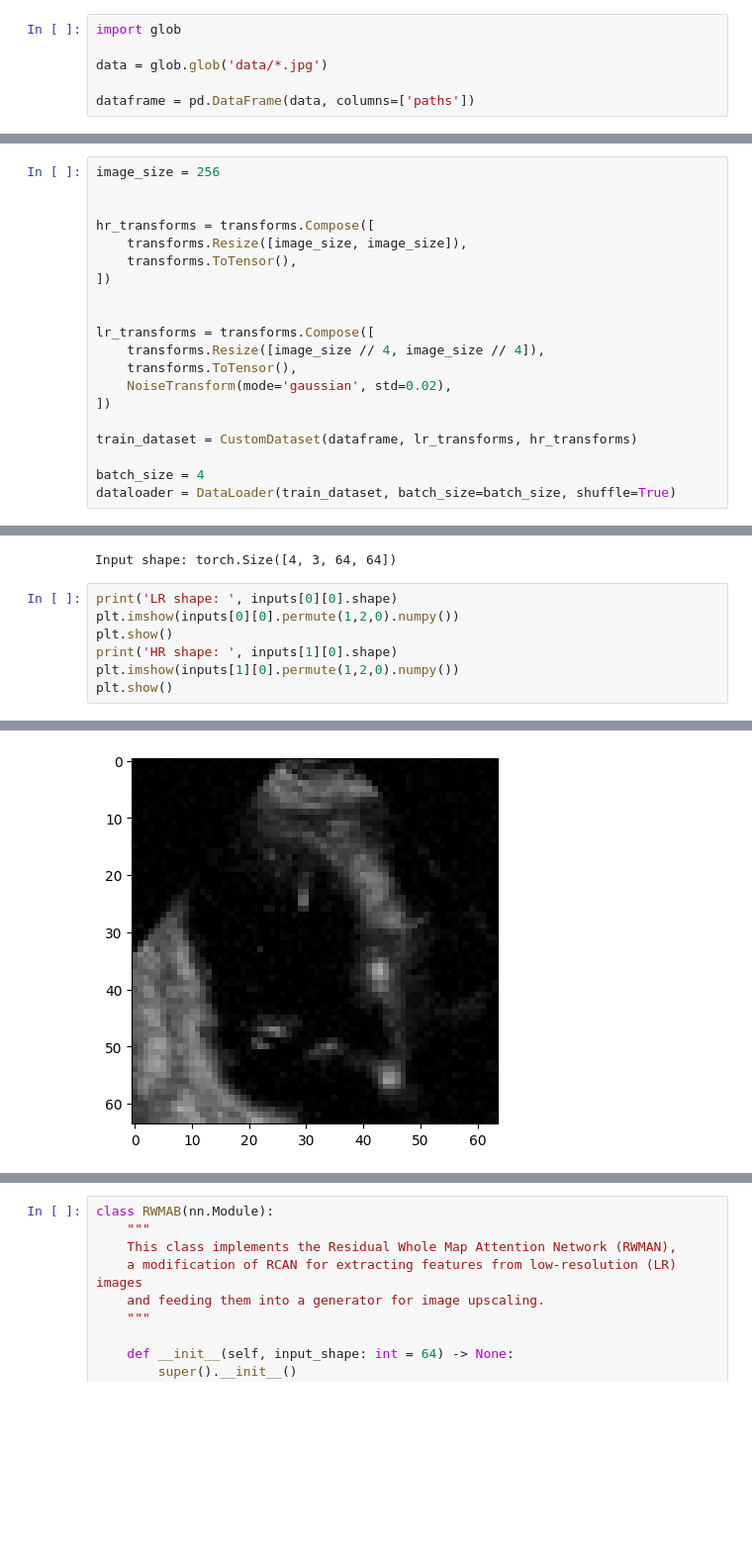
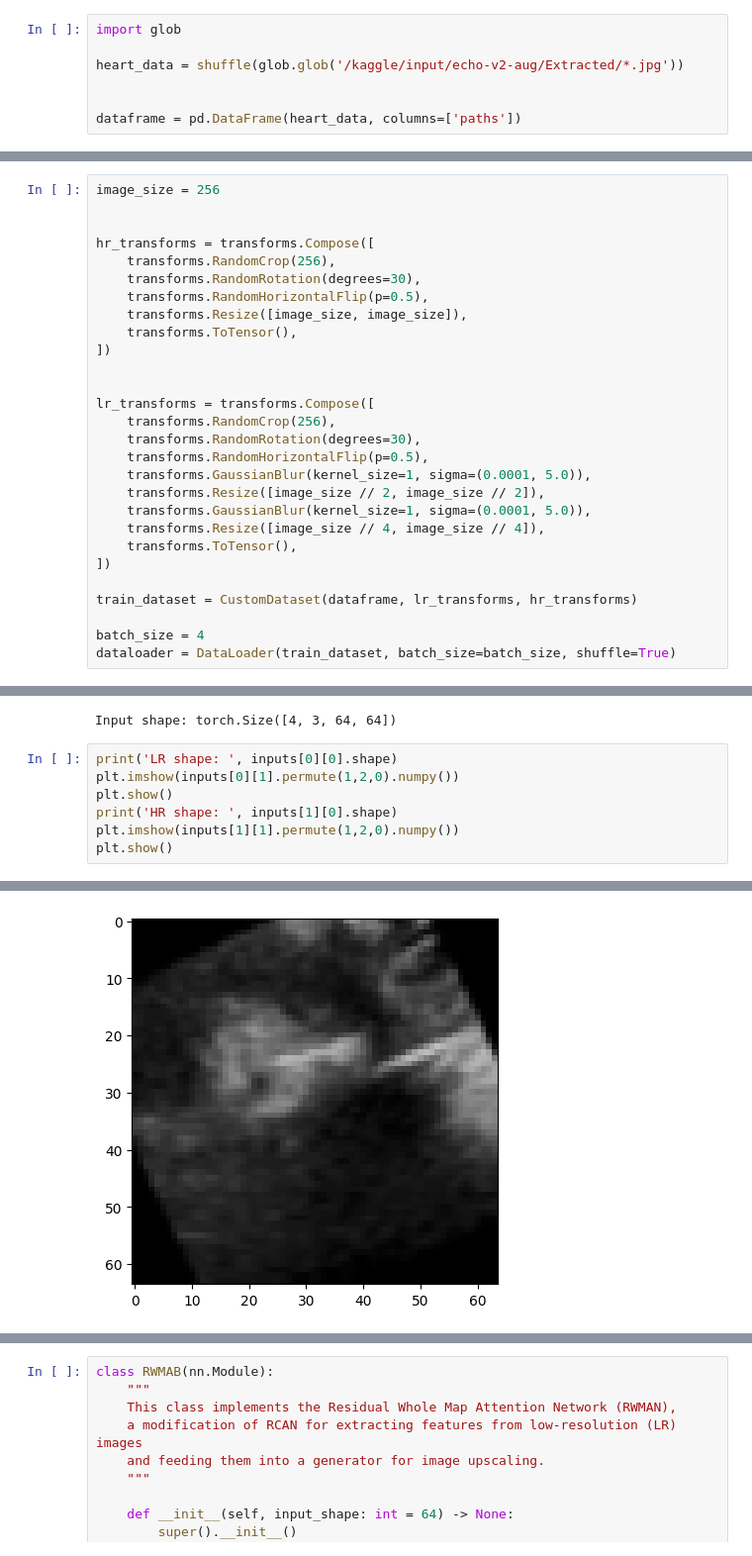
Before and after one commit to parsakhavarinejad/MedSRGAN-Pytorch, a Jupyter notebook: notebook/medsrgan.ipynb, the cells around one changed output, grey strips where cells are left out. Shown at 99% size. Drawn from its saved outputs; the diff is of its cells as text; blank space fills up the shorter version.

Commit message:
Kaggle Notebook | medsrgan | Version 18 - Model v1 - 20Epochs - DataV2

```diff
--- a/notebook/medsrgan.ipynb
+++ b/notebook/medsrgan.ipynb
@@ -24,6 +27,7 @@ from datetime import datetime
 # %%
 import glob
 
-data = glob.glob('data/*.jpg')
+heart_data = shuffle(glob.glob('/kaggle/input/echo-v2-aug/Extracted/*.jpg'))
 
-dataframe = pd.DataFrame(data, columns=['paths'])
+
+dataframe = pd.DataFrame(heart_data, columns=['paths'])
@@ -64,15 +110,23 @@ image_size = 256
 
 
 hr_transforms = transforms.Compose([
+    transforms.RandomCrop(256),
+    transforms.RandomRotation(degrees=30),
+    transforms.RandomHorizontalFlip(p=0.5),
     transforms.Resize([image_size, image_size]),
     transforms.ToTensor(),
 ])
 
 
 lr_transforms = transforms.Compose([
+    transforms.RandomCrop(256),
+    transforms.RandomRotation(degrees=30),
+    transforms.RandomHorizontalFlip(p=0.5),
+    transforms.GaussianBlur(kernel_size=1, sigma=(0.0001, 5.0)),
+    transforms.Resize([image_size // 2, image_size // 2]),
+    transforms.GaussianBlur(kernel_size=1, sigma=(0.0001, 5.0)),
     transforms.Resize([image_size // 4, image_size // 4]),
     transforms.ToTensor(),
-    NoiseTransform(mode='gaussian', std=0.02),
 ])
 
 train_dataset = CustomDataset(dataframe, lr_transforms, hr_transforms)
@@ -88,12 +142,12 @@ for batch in dataloader:
 Input shape: torch.Size([4, 3, 64, 64])
 # %%
 print('LR shape: ', inputs[0][0].shape)
-plt.imshow(inputs[0][0].permute(1,2,0).numpy())
+plt.imshow(inputs[0][1].permute(1,2,0).numpy())
 plt.show()
 print('HR shape: ', inputs[1][0].shape)
-plt.imshow(inputs[1][0].permute(1,2,0).numpy())
+plt.imshow(inputs[1][1].permute(1,2,0).numpy())
 plt.show()
 # %% [output]
 LR shape:  torch.Size([3, 64, 64])
-[figure, old version]
+[figure, new version]
 HR shape:  torch.Size([3, 256, 256])
```
Also changed, not shown: parts of 14 cells of this notebook.
